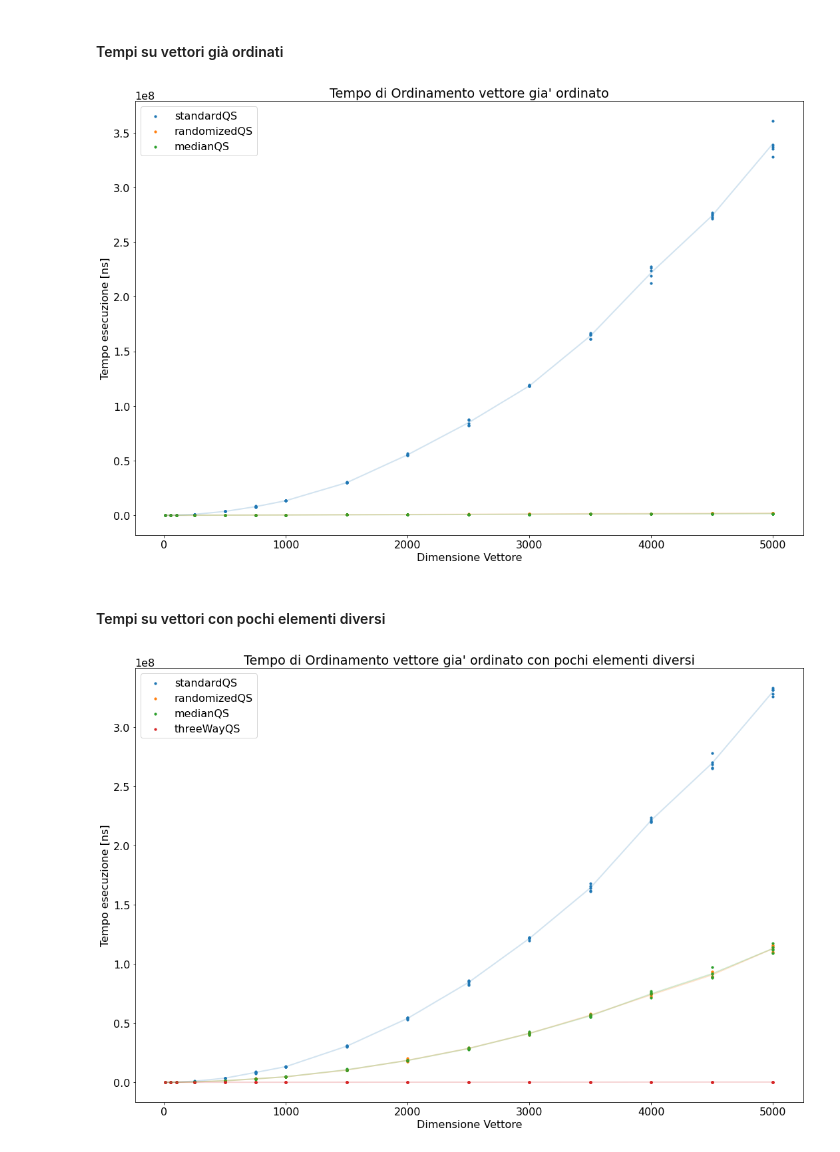
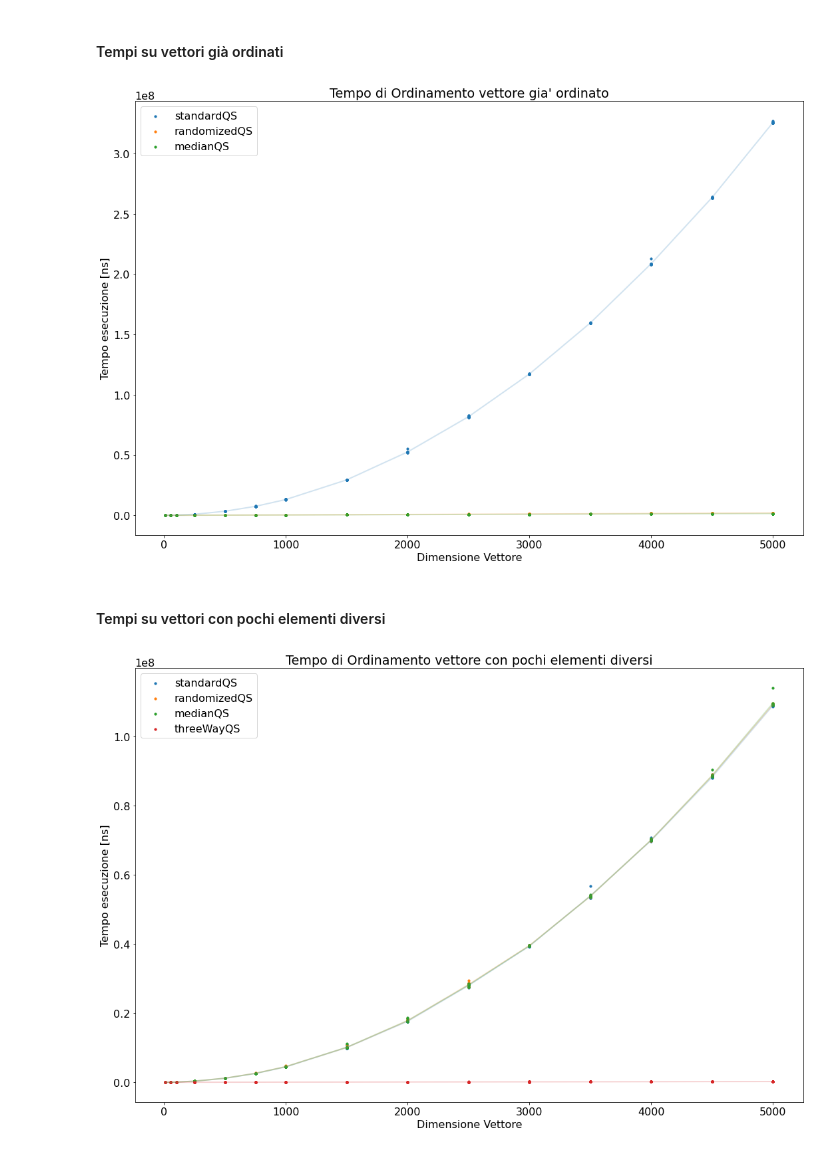
Before and after one commit to EdoardoTronconi/ProgettoSDA, a Jupyter notebook: Notebook/SDA.ipynb, the cells around one changed output. Saved outputs shown, nothing was run; the diff lists cells and outputs as text; code cells hidden in the pictures.

```diff
--- a/Notebook/SDA.ipynb
+++ b/Notebook/SDA.ipynb
@@ -124,7 +124,7 @@ SIZES_MAIN = [10,50,100,250,500,750,1000,1500,2000,2500,3000,3500,4000,4500,5000
 
 #parametri del main da usare sempre
 BASE_ARGS_MAIN = [
-    '-trials=5',
+    '-trials=10',
     '-seed=rnd',
     '--file',
 ]
@@ -306,15 +305,15 @@ plot_times_QS(resultsQS,
               Sizes=SIZES_QS,
               Sorted=True)
 # %% [output]
-[figure, old version]
+[figure, new version]
 # %% [markdown]
 #### Tempi su vettori con pochi elementi diversi
 # %%
 plot_times_QS(resultsQS,
               Algos=['standardQS','randomizedQS', 'medianQS','threeWayQS'],
               #Algos=['threeWayQS', 'randomizedThreeWayQS', 'randomizedMedianThreeWayQS'],
               Sizes=SIZES_QS,
               FewUnique=True,
-              Sorted=True)
+              Sorted=False)
 # %% [output]
-[figure, old version]
+[figure, new version]
```
Also changed, not shown: parts of 4 cells of this notebook, 3 other files.
